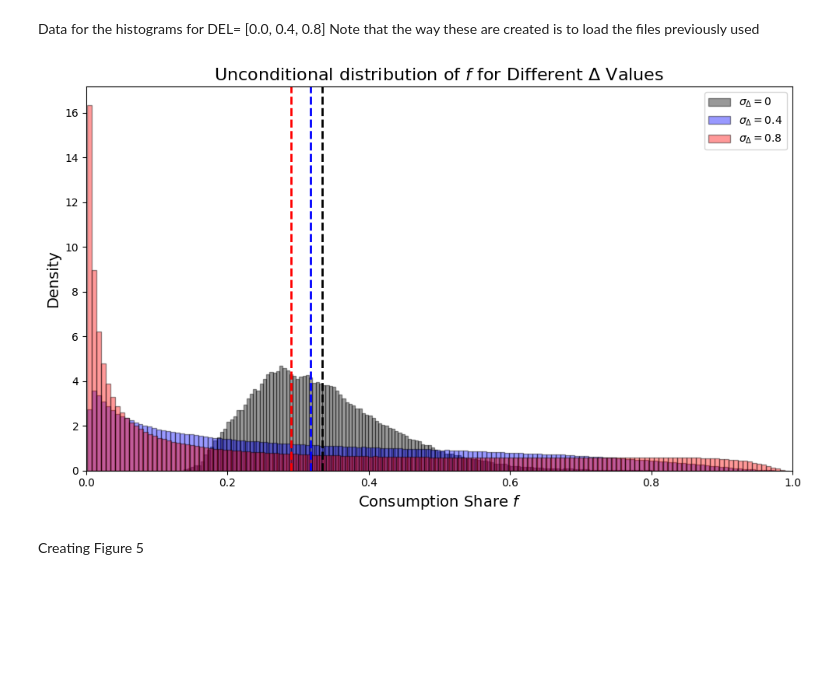
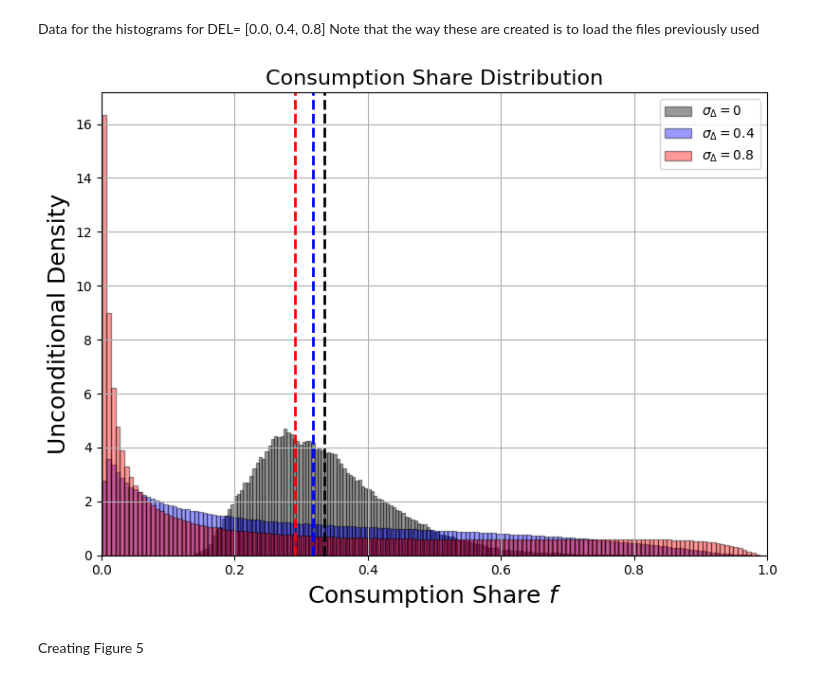
Before and after one commit to cheyerdahllarsen/DemandDisagreement, a Jupyter notebook: Code/ReplicationTablesAndFigurePaper.ipynb, the cells around one changed output. Drawn from its saved outputs; the diff is of its cells as text; code cells hidden in the pictures; blank space fills up the shorter version.

```diff
--- a/Code/ReplicationTablesAndFigurePaper.ipynb
+++ b/Code/ReplicationTablesAndFigurePaper.ipynb
@@ -966,39 +966,40 @@ nbins = 150
 alphaValue = 0.4
 
 # Create the figure
-plt.figure(figsize=(10, 6))
+plt.figure(figsize=(8, 6))
 
 # Plot the histogram for df00 (black)
 plt.hist(df00['f'], bins=nbins, color='black', alpha=alphaValue, label='$\sigma_{{\Delta}} = 0$', edgecolor='black', density=True)
 # Add a vertical line for the mean of df00
 plt.axvline(df00['f'].mean(), color='black', linestyle='--', linewidth=2)
 
 # Plot the histogram for df04 (blue)
 plt.hist(df04['f'], bins=nbins, color='blue', alpha=alphaValue, label='$\sigma_{{\Delta}}= 0.4$', edgecolor='black', density=True)
 # Add a vertical line for the mean of df04
 plt.axvline(df04['f'].mean(), color='blue', linestyle='--', linewidth=2)
 
 # Plot the histogram for df08 (red)
 plt.hist(df08['f'], bins=nbins, color='red', alpha=alphaValue, label='$\sigma_{{\Delta}} = 0.8$', edgecolor='black', density=True)
 # Add a vertical line for the mean of df08
 plt.axvline(df08['f'].mean(), color='red', linestyle='--', linewidth=2)
 
 # Set the x-axis limits to be between 0 and 1
 plt.xlim(0, 1)
 
 # Add labels and title
-plt.xlabel('Consumption Share $f$', fontsize=14)
-plt.ylabel('Density', fontsize=14)  # Change the y-axis label to 'Density' as we are now normalizing the histograms
-plt.title('Unconditional distribution of $f$ for Different $\Delta$ Values', fontsize=16)
+plt.xlabel('Consumption Share $f$', fontsize=18)
+plt.ylabel('Unconditional Density', fontsize=18)  # Change the y-axis label to 'Density' as we are now normalizing the histograms
+plt.grid(True)
+plt.title('Consumption Share Distribution', fontsize=16)
 
 # Add legend
 plt.legend()
 
 # Display the plot
 plt.tight_layout()
 plt.show()
 # %% [output]
-[figure, old version]
+[figure, new version]
 # %% [markdown]
 Creating Figure 5
 # %% [markdown]
```
Also changed, not shown: parts of 12 cells of this notebook, 8 other files.
